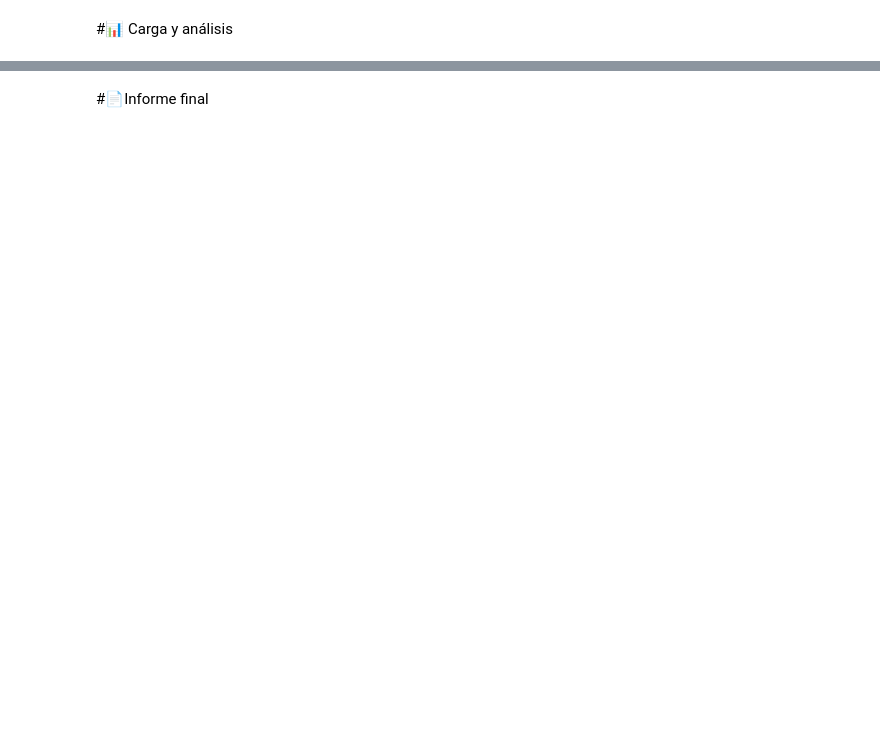
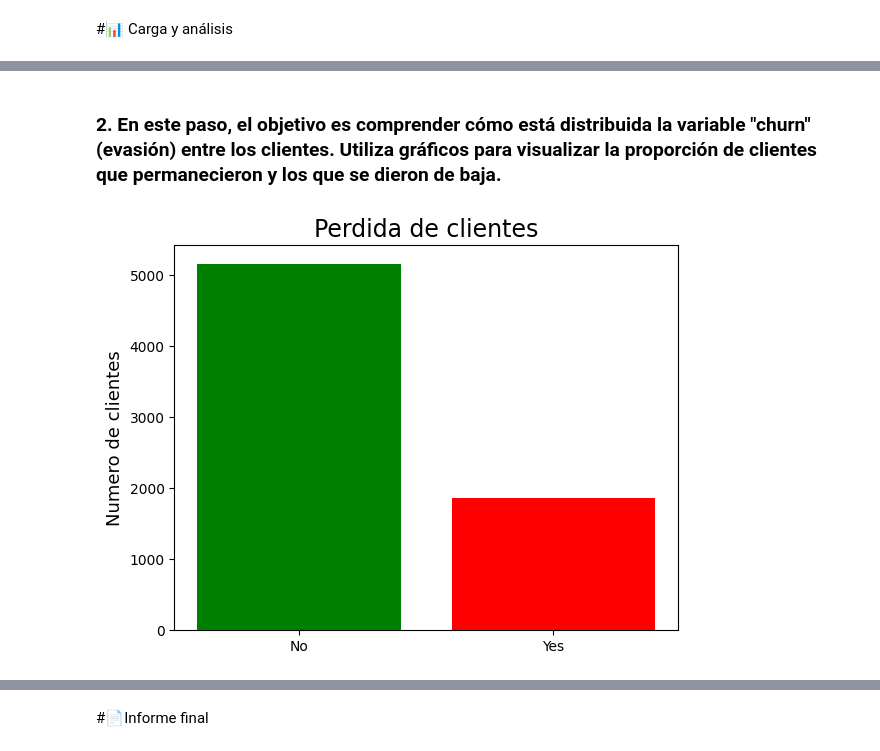
Before and after one commit to cristianpaladines/Datascience-challenge-2-Telecom-X, a Jupyter notebook: 1_Challenge_TelecomX_LATAM.ipynb, the cells around one changed output, grey strips where cells are left out. Drawn from its saved outputs; the diff is of its cells as text; code cells hidden in the pictures; blank space fills up the shorter version.

Commit message:
Entrega final con recomendaciones

```diff
--- a/1_Challenge_TelecomX_LATAM.ipynb
+++ b/1_Challenge_TelecomX_LATAM.ipynb
@@ -4,0 +39,3 @@
+# %%
+df = pd.json_normalize(formato_python)
+df.head()
@@ -6,0 +154,3 @@
+# %%
+# errors='coerce' convierte lo que no sea número en NaN (nulo)
+df['account.Charges.Total'] = pd.to_numeric(df['account.Charges.Total'], errors='coerce')
@@ -6,0 +179,7 @@
+# %%
+# df[df[...]] = Muéstrame únicamente las filas donde el resultado de mi pregunta fue True y descarta las que fueron False
+df = df[df['Churn'].str.strip() != '']
+print(f'Numero de filas despues de eliminar los valores vacios en "Churn": {len(df)}')
+
+# Vacios & nulos
+# df = df[ (df['Churn'].str.strip() != '') & (df['Churn'].notnull()) ]
@@ -6,0 +233,3 @@
+# %%
+df = df.dropna(subset=['account.Charges.Total'])
+print(f'Numero de valores nulos:\n{df.isnull().sum()}')
@@ -8,0 +287,2 @@
+# %% [markdown]
+### 2. En este paso, el objetivo es comprender cómo está distribuida la variable "churn" (evasión) entre los clientes. Utiliza gráficos para visualizar la proporción de clientes que permanecieron y los que se dieron de baja.
@@ -8,0 +291,11 @@
+# %%
+fig, ax = plt.subplots(figsize=(6.5,5))
+
+ax.bar(df['Churn'].value_counts().index, df['Churn'].value_counts().values, color=['green', 'red'])
+ax.set_title('Perdida de clientes', loc='center', fontsize=17)
+ax.set_xlabel('')
+ax.set_ylabel('Numero de clientes', fontsize=13)
+
+plt.show()
+# %% [output]
+[figure, added]
```
Also changed, not shown: parts of 53 cells of this notebook.
